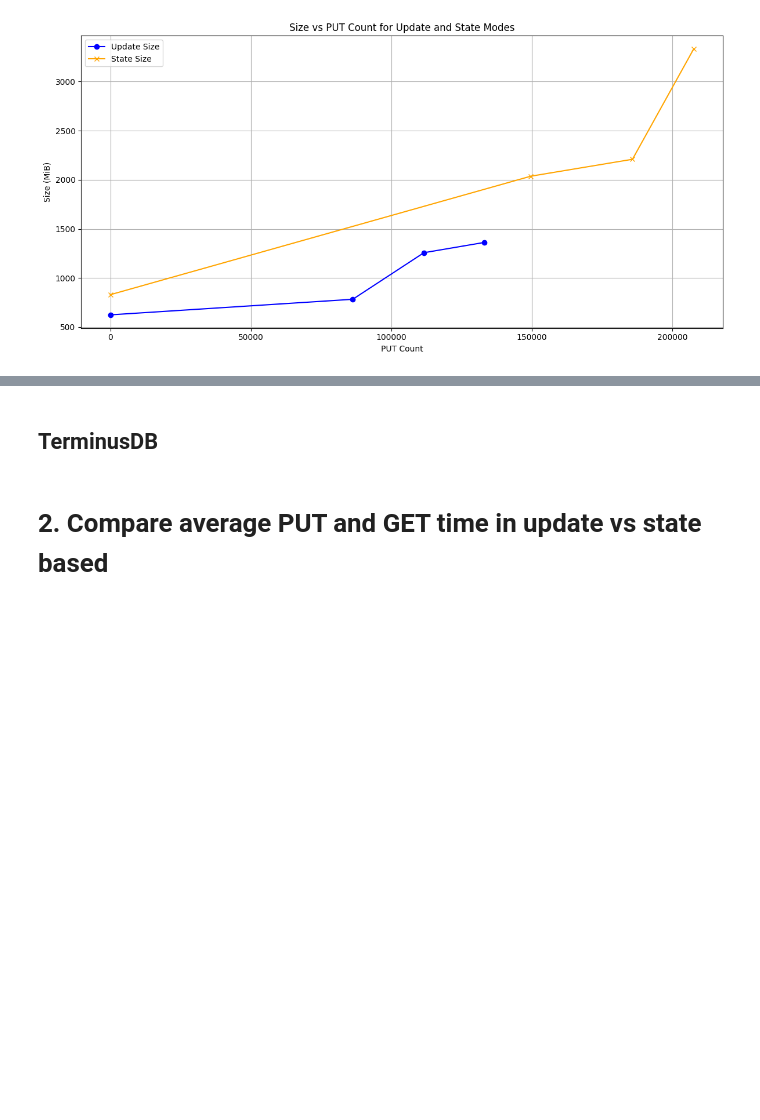
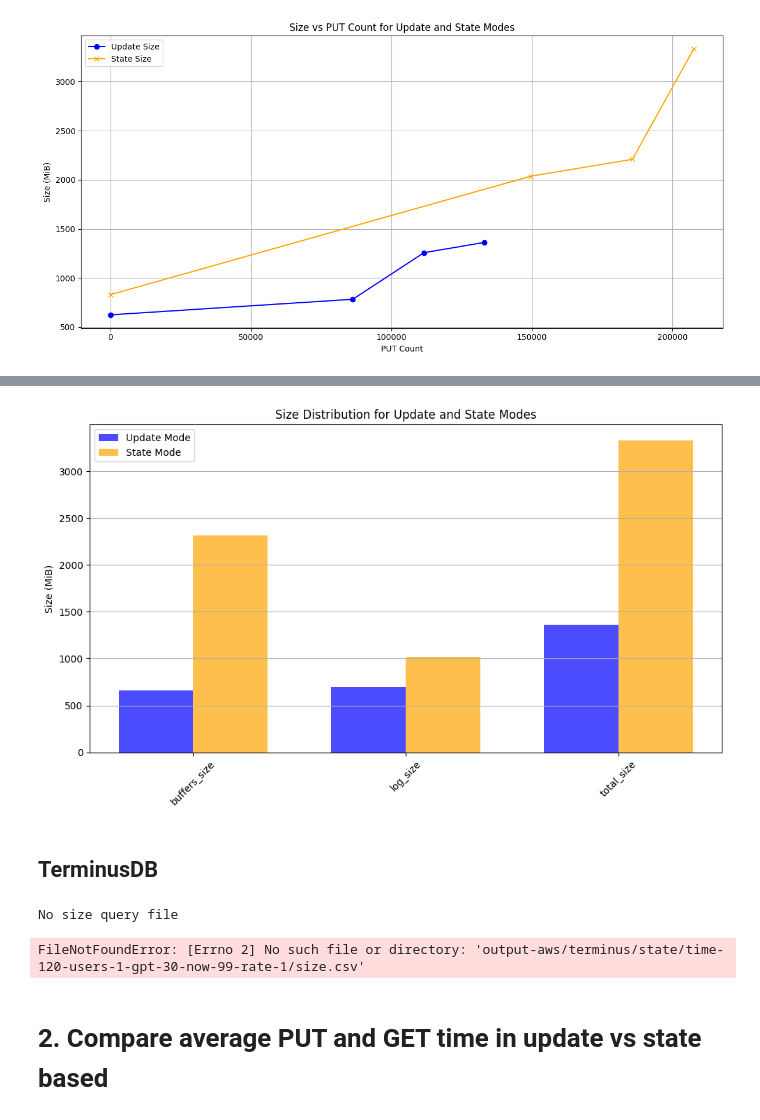
Before and after one commit to DinisSousa2003/api-kevel-mock, a Jupyter notebook: analysis.ipynb, the cells around one changed output, grey strips where cells are left out. Saved outputs shown, nothing was run; the diff lists cells and outputs as text; code cells hidden in the pictures; blank space fills up the shorter version.

```diff
--- a/analysis.ipynb
+++ b/analysis.ipynb
@@ -282,2 +289,44 @@ plt.show()
+# %%
+fig, ax = plt.subplots(figsize=(10, 6))
+bar_width = 0.35
+x = range(len(latest_diff.columns))
+# Bar positions
+ax.bar(x, latest_diff.iloc[0], width=bar_width, label='Update Mode', color='blue', alpha=0.7)
+ax.bar([i + bar_width for i in x], latest_state.iloc[0], width=bar_width, label='State Mode', color='orange', alpha=0.7)
+ax.set_xticks([i + bar_width / 2 for i in x])
+ax.set_xticklabels(latest_diff.columns, rotation=45)
+ax.set_ylabel('Size (MiB)')
+ax.set_title('Size Distribution for Update and State Modes')
+ax.legend()
+ax.grid(axis='y')
+plt.tight_layout()
+plt.show()
+# %% [output]
+[figure, added]
 # %% [markdown]
 ## TerminusDB
+# %%
+database = "terminus"
+users = 1
+rate = 1
+
+diff_path = make_path(database, "diff", TIME, GPT, NOW, users, rate)
+state_path = make_path(database, "state", TIME, GPT, NOW, users, rate)
+
+diff_data = load_all_data(diff_path)
+state_data = load_all_data(state_path)
+
+# Plotting the data - I want the PUT count on the x-axis and the size on the y-axis
+plt.figure(figsize=(12, 6))
+plt.plot(diff_data['ALL PUT'], diff_data['base_size'], label='Update Size', color='blue', marker='o')
+plt.plot(state_data['ALL PUT'], state_data['base_size'], label='State Size', color='orange', marker='x')
+plt.xlabel('PUT Count')
+plt.ylabel('Size (MiB)')
+plt.title('Size vs PUT Count for Update and State Modes')
+plt.legend()
+plt.grid()
+plt.tight_layout()
+plt.show()
+# %% [output]
+No size query file
+FileNotFoundError: [Errno 2] No such file or directory: 'output-aws/terminus/state/time-120-users-1-gpt-30-now-99-rate-1/size.csv'
```
Also changed, not shown: parts of 8 cells of this notebook, 18 other files.
